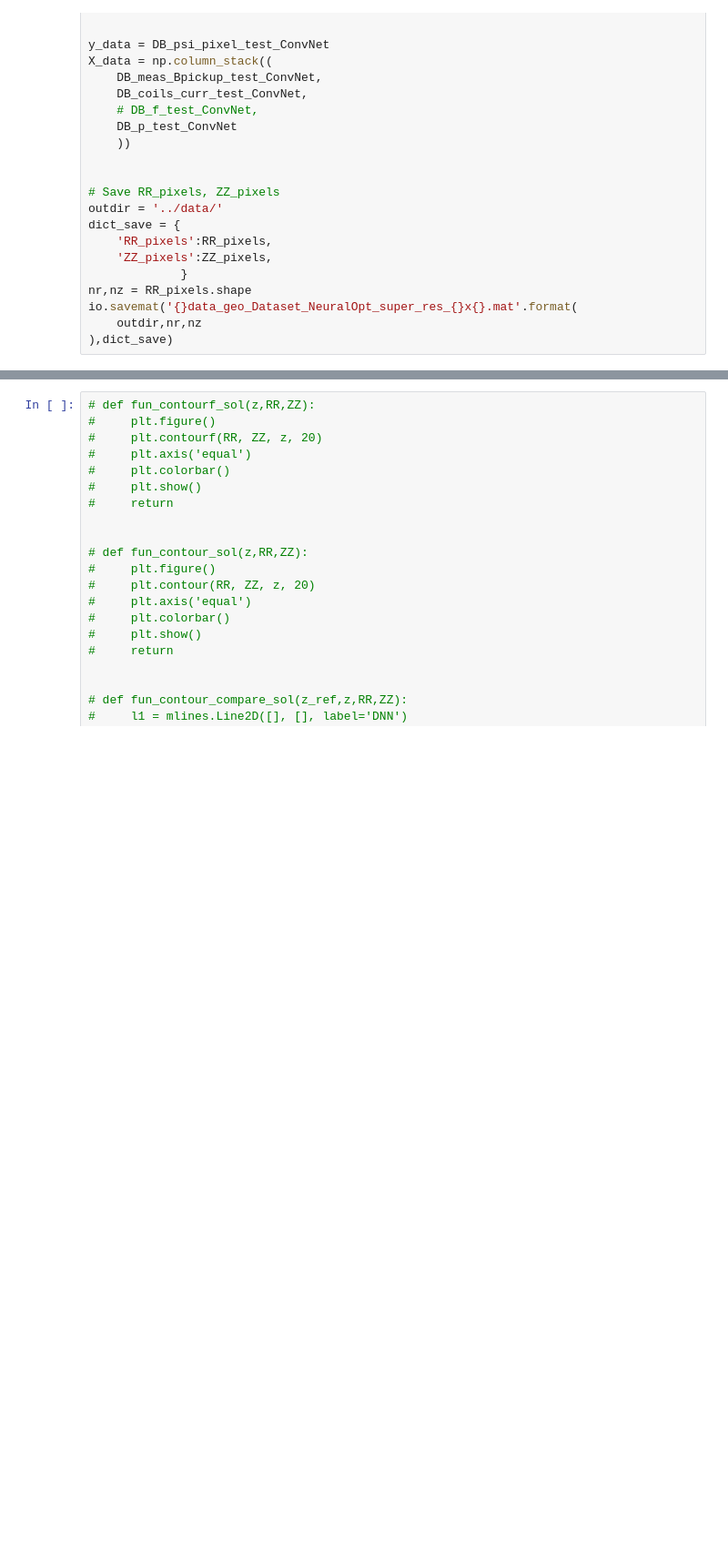
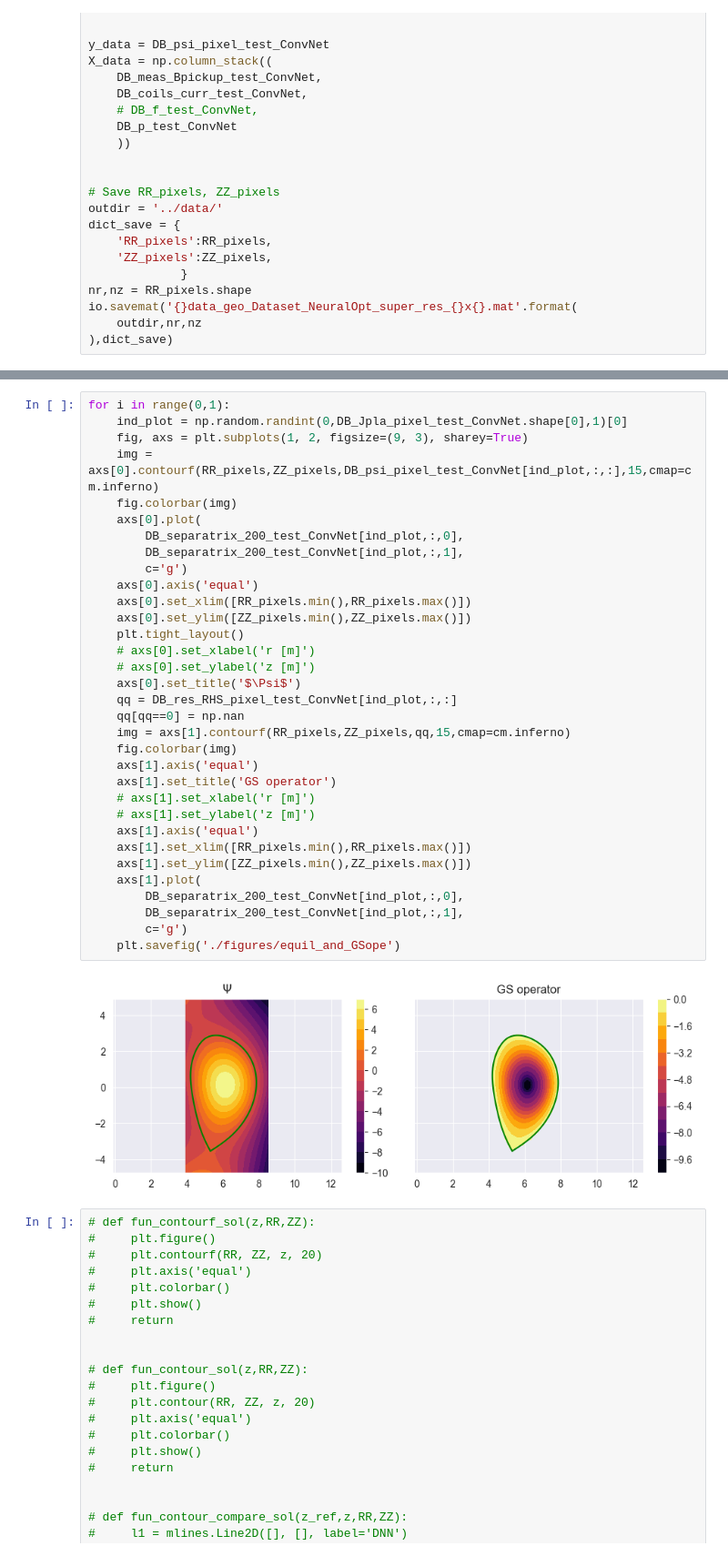
Before and after one commit to matteobonotto/PlaNet_Equil_reconstruction, a Jupyter notebook: notebooks/prepare_data_PlaNet_TF.ipynb, the cells around one changed output, grey strips where cells are left out. Shown: that part at 91% size. Cells and saved outputs as stored; diff of their text form; blank space fills up the shorter version.

Commit message:
plot data

```diff
--- a/notebooks/prepare_data_PlaNet_TF.ipynb
+++ b/notebooks/prepare_data_PlaNet_TF.ipynb
@@ -136,6 +134,41 @@ for i in range(0,1):
         c='g')
 # %% [output]
 [figure]
+# %%
+for i in range(0,1):
+    ind_plot = np.random.randint(0,DB_Jpla_pixel_test_ConvNet.shape[0],1)[0]
+    fig, axs = plt.subplots(1, 2, figsize=(9, 3), sharey=True)
+    img = axs[0].contourf(RR_pixels,ZZ_pixels,DB_psi_pixel_test_ConvNet[ind_plot,:,:],15,cmap=cm.inferno)
+    fig.colorbar(img)
+    axs[0].plot(
+        DB_separatrix_200_test_ConvNet[ind_plot,:,0],
+        DB_separatrix_200_test_ConvNet[ind_plot,:,1],
+        c='g')
+    axs[0].axis('equal')
+    axs[0].set_xlim([RR_pixels.min(),RR_pixels.max()])
+    axs[0].set_ylim([ZZ_pixels.min(),ZZ_pixels.max()])
+    plt.tight_layout()
+    # axs[0].set_xlabel('r [m]')
+    # axs[0].set_ylabel('z [m]')
+    axs[0].set_title('$\Psi$')
+    qq = DB_res_RHS_pixel_test_ConvNet[ind_plot,:,:]
+    qq[qq==0] = np.nan
+    img = axs[1].contourf(RR_pixels,ZZ_pixels,qq,15,cmap=cm.inferno)
+    fig.colorbar(img)
+    axs[1].axis('equal')
+    axs[1].set_title('GS operator')
+    # axs[1].set_xlabel('r [m]')
+    # axs[1].set_ylabel('z [m]')
+    axs[1].axis('equal')
+    axs[1].set_xlim([RR_pixels.min(),RR_pixels.max()])
+    axs[1].set_ylim([ZZ_pixels.min(),ZZ_pixels.max()])
+    axs[1].plot(
+        DB_separatrix_200_test_ConvNet[ind_plot,:,0],
+        DB_separatrix_200_test_ConvNet[ind_plot,:,1],
+        c='g')
+    plt.savefig('./figures/equil_and_GSope')
+# %% [output]
+[figure, added]
 # %%
 # def fun_contourf_sol(z,RR,ZZ):
 #     plt.figure()
```
Also changed, not shown: parts of 2 cells of this notebook, 1 other file.
